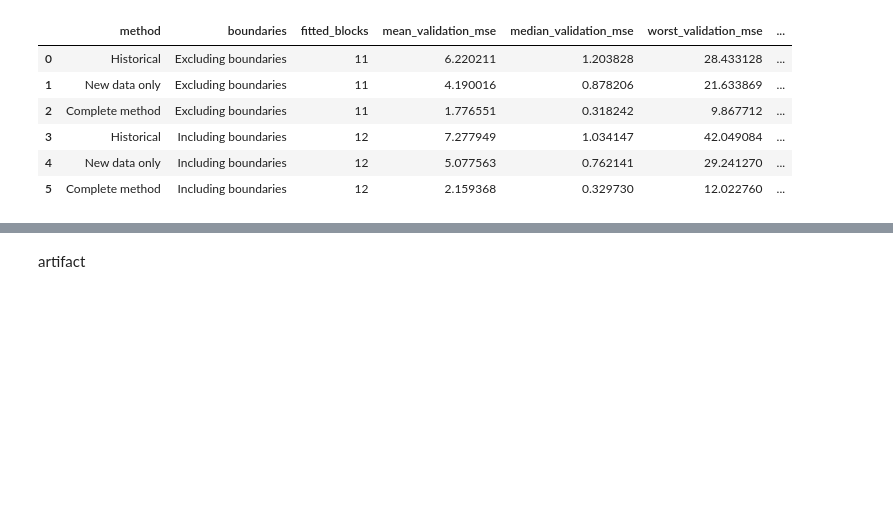
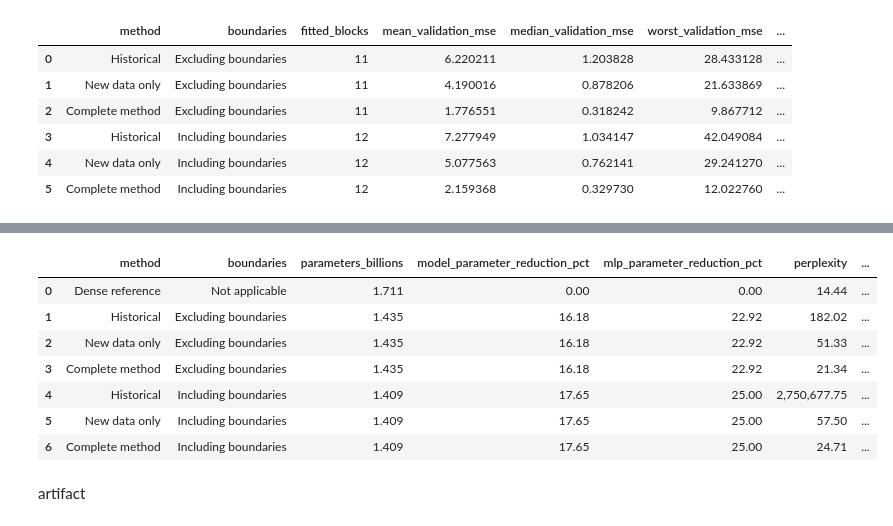
Before and after one commit to Sammuel21/diploma-thesis-block-replacement, a Jupyter notebook: notebooks/model/compression-baseline.ipynb, the cells around one changed output, grey strips where cells are left out. Cells and saved outputs as stored; diff of their text form; code cells hidden in the pictures; blank space fills up the shorter version.

```diff
--- a/notebooks/model/compression-baseline.ipynb
+++ b/notebooks/model/compression-baseline.ipynb
@@ -1132,3 +1171,87 @@ plt.show()
+# %%
+dense_reference = historical_evaluation_df.query(
+    "variant == 'dense_reference'"
+).iloc[0]
+dense_perplexity = dense_reference['perplexity']
+original_mlp_parameters = (
+    historical_selection_df['eligible_blocks'].max()
+    * historical_block_fitting_df['original_parameters'].iloc[0]
+)
+
+compressed_summary = (
+    comparison_evaluation_df
+    .query("stage == 'after_recovery'")
+    .assign(
+        parameters_billions=lambda frame: (
+            frame['parameters'] / 1e9
+        ),
+        model_parameter_reduction_pct=lambda frame: frame[
+            'parameter_reduction_pct'
+        ],
+        mlp_parameter_reduction_pct=lambda frame: (
+            100 * frame['removed_parameters']
+            / original_mlp_parameters
+        ),
+        ppl_change=lambda frame: (
+            frame['perplexity'] - dense_perplexity
+        ),
+        ppl_ratio=lambda frame: (
+            frame['perplexity'] / dense_perplexity
+        ),
+        methodology_rank=lambda frame: frame[
+            'methodology'
+        ].map(methodology_rank),
+    )
+    .sort_values(['variant', 'methodology_rank'])
+)
+dense_summary = pd.DataFrame([{
+    'method': 'Dense reference',
+    'boundaries': 'Not applicable',
+    'parameters_billions': dense_reference['parameters'] / 1e9,
+    'model_parameter_reduction_pct': 0.0,
+    'mlp_parameter_reduction_pct': 0.0,
+    'perplexity': dense_perplexity,
+    'ppl_change': 0.0,
+    'ppl_ratio': 1.0,
+    'teacher_kl': 0.0,
+}])
+final_compression_summary = pd.concat(
+    [
+        dense_summary,
+        compressed_summary[[
+            'method',
+            'boundaries',
+            'parameters_billions',
+            'model_parameter_reduction_pct',
+            'mlp_parameter_reduction_pct',
+            'perplexity',
+            'ppl_change',
+            'ppl_ratio',
+            'teacher_kl',
+        ]],
+    ],
+    ignore_index=True,
+)
+display(
+    final_compression_summary.style.format({
+        'parameters_billions': '{:.3f}',
+        'model_parameter_reduction_pct': '{:.2f}',
+        'mlp_parameter_reduction_pct': '{:.2f}',
+        'perplexity': '{:,.2f}',
+        'ppl_change': '{:,.2f}',
+        'ppl_ratio': '{:,.2f}x',
+        'teacher_kl': '{:.4f}',
+    })
+)
+# %% [output]
+|  | method | boundaries | parameters_billions | model_parameter_reduction_pct | mlp_parameter_reduction_pct | perplexity | ... |
+| 0 | Dense reference | Not applicable | 1.711 | 0.00 | 0.00 | 14.44 | ... |
+| 1 | Historical | Excluding boundaries | 1.435 | 16.18 | 22.92 | 182.02 | ... |
+| 2 | New data only | Excluding boundaries | 1.435 | 16.18 | 22.92 | 51.33 | ... |
+| 3 | Complete method | Excluding boundaries | 1.435 | 16.18 | 22.92 | 21.34 | ... |
+| 4 | Historical | Including boundaries | 1.409 | 17.65 | 25.00 | 2,750,677.75 | ... |
+| 5 | New data only | Including boundaries | 1.409 | 17.65 | 25.00 | 57.50 | ... |
+| 6 | Complete method | Including boundaries | 1.409 | 17.65 | 25.00 | 24.71 | ... |
 # %% [markdown]
 artifact
 # %%
```
Also changed, not shown: parts of 11 cells of this notebook, 5 other files.
